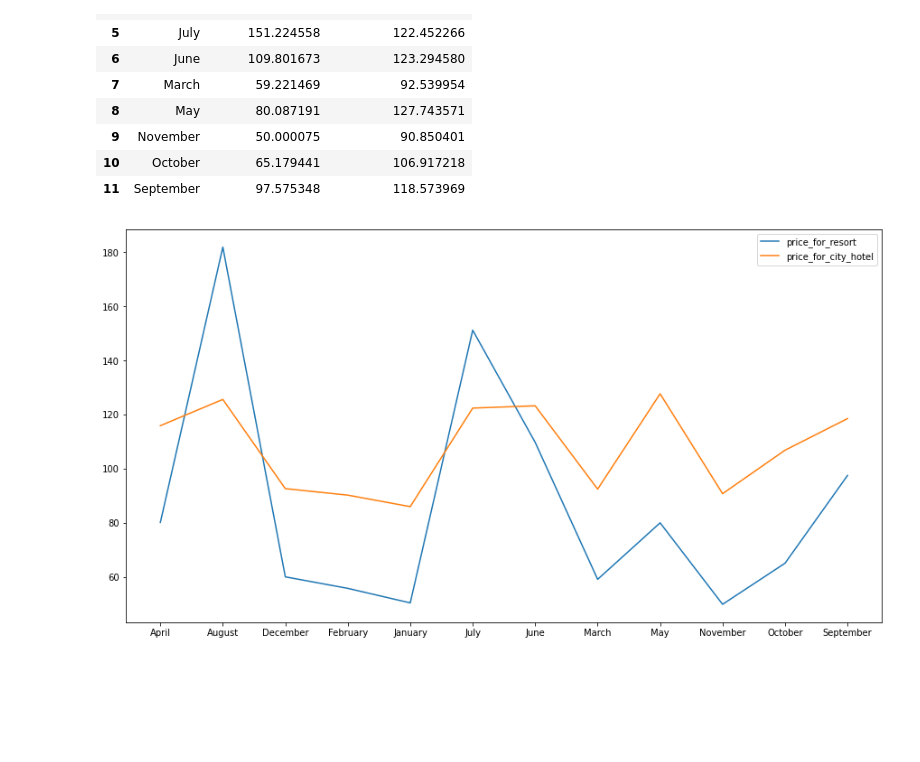
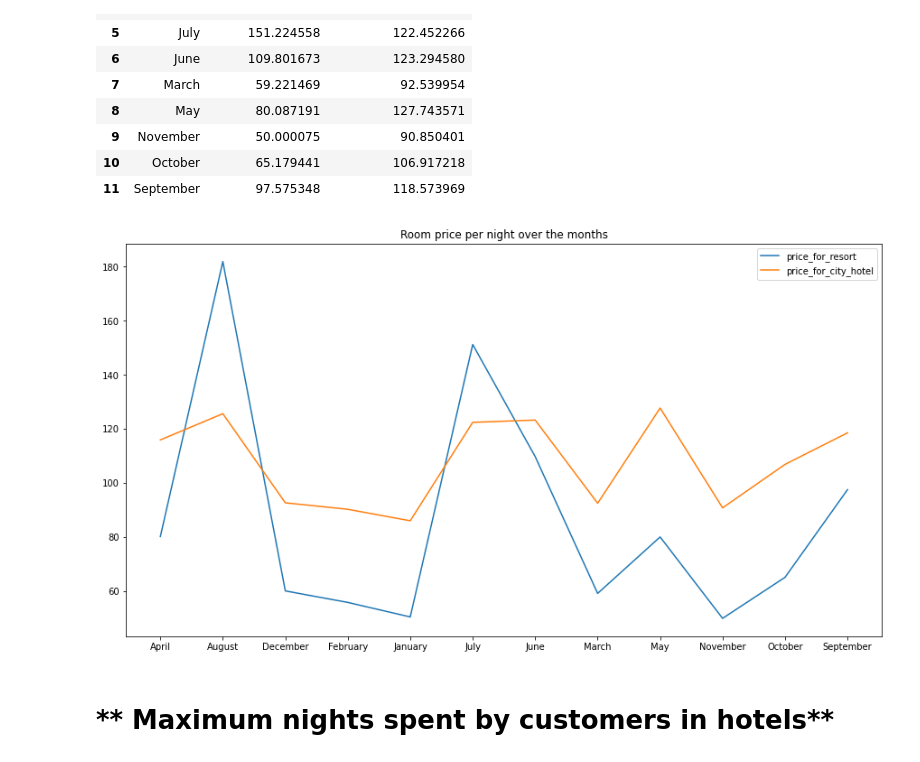
Before and after one commit to Ganeshwalimbe/Hotel-Booking-Analysis, a Jupyter notebook: Ganesh_Walimbe_Hotel_Booking_Analysis_Capstone_Project.ipynb, the cells around one changed output. Cells and saved outputs as stored; diff of their text form; code cells hidden in the pictures; blank space fills up the shorter version.

```diff
--- a/Ganesh_Walimbe_Hotel_Booking_Analysis_Capstone_Project.ipynb
+++ b/Ganesh_Walimbe_Hotel_Booking_Analysis_Capstone_Project.ipynb
@@ -64,7 +64,7 @@ memory usage: 29.1+ MB
 # %%
 #defining new columns
 data['total_customers']=data['adults']+data['children']+data['babies']
-data['total_stay_in_week_nights']=data['stays_in_week_nights']+data['stays_in_weekend_nights']
+data['total_stay_in_nights']=data['stays_in_week_nights']+data['stays_in_weekend_nights']
 # %%
 data.describe()
 # %% [output]
@@ -546,9 +586,12 @@ y2=hotels['price_for_city_hotel']
 # %%
 fig,ax=plt.subplots(figsize=(15,8))
 
 plt.plot(x,y1,label='price_for_resort')
 plt.plot(x,y2,label='price_for_city_hotel')
+plt.title('Room price per night over the months')
 plt.legend()
 plt.show()
 # %% [output]
-[figure, old version]
+[figure, new version]
+# %% [markdown]
+# ** Maximum nights spent by customers in hotels**
```
Also changed, not shown: parts of 26 cells of this notebook.
